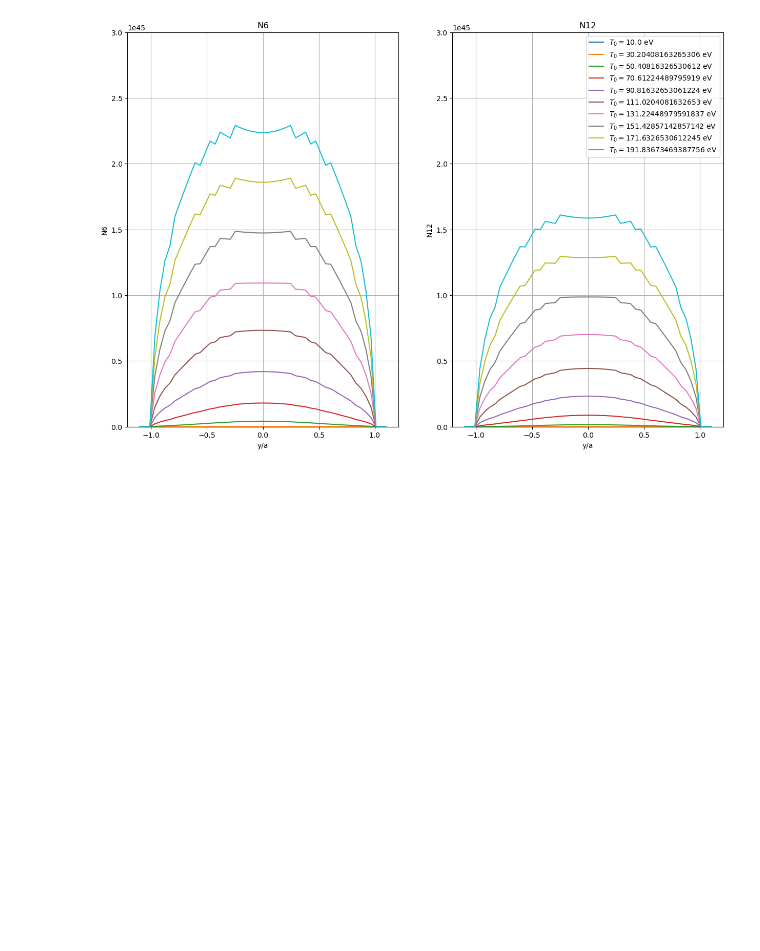
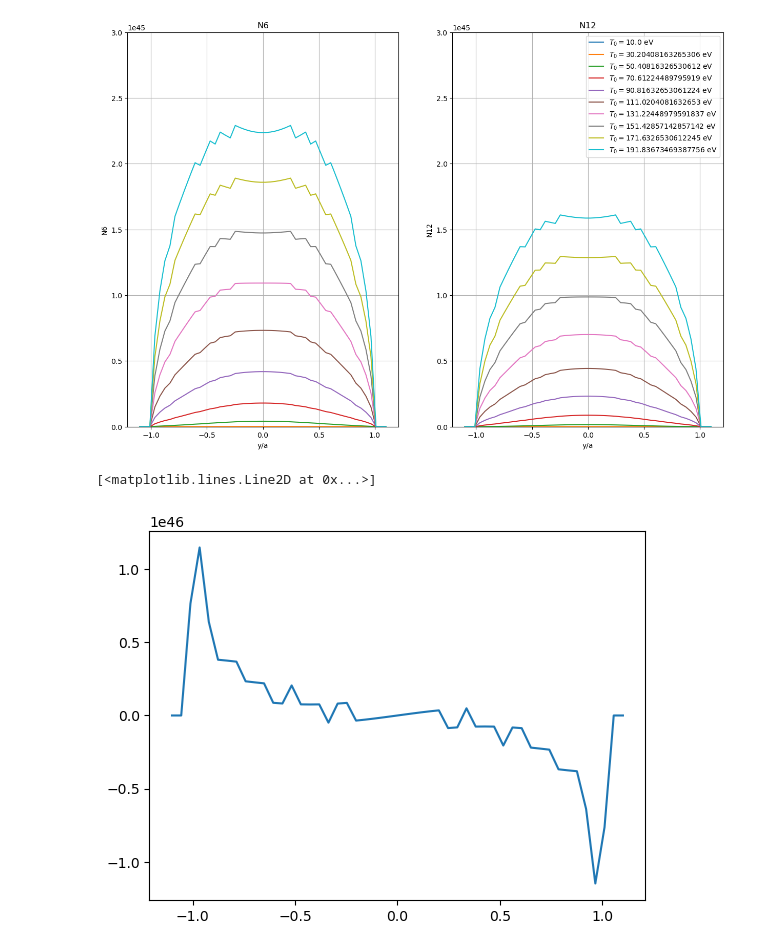
Before and after one commit to vandelij/plasma_diagnostic_hw, a Jupyter notebook: HW3.ipynb, the cells around one changed output. Cells and saved outputs as stored; diff of their text form; code cells hidden in the pictures; blank space fills up the shorter version.

```diff
--- a/HW3.ipynb
+++ b/HW3.ipynb
@@ -441,3 +441,14 @@ axs[1].legend()
 # %% [output]
 <matplotlib.legend.Legend at 0x...>
 [figure]
+# %%
+dN6dy_list = []
+dN12dy_list = []
+for iT in range(Tarray2.shape[0]):
+    dN6dy_list.append(np.gradient(N6list[iT], yarray))
+    dN12dy_list.append(np.gradient(N12list[iT], yarray))
+# %%
+plt.plot(yarray, dN6dy_list[-1])
+# %% [output]
+[<matplotlib.lines.Line2D at 0x...>]
+[figure, added]
```
Also changed, not shown: parts of 1 cell of this notebook.
